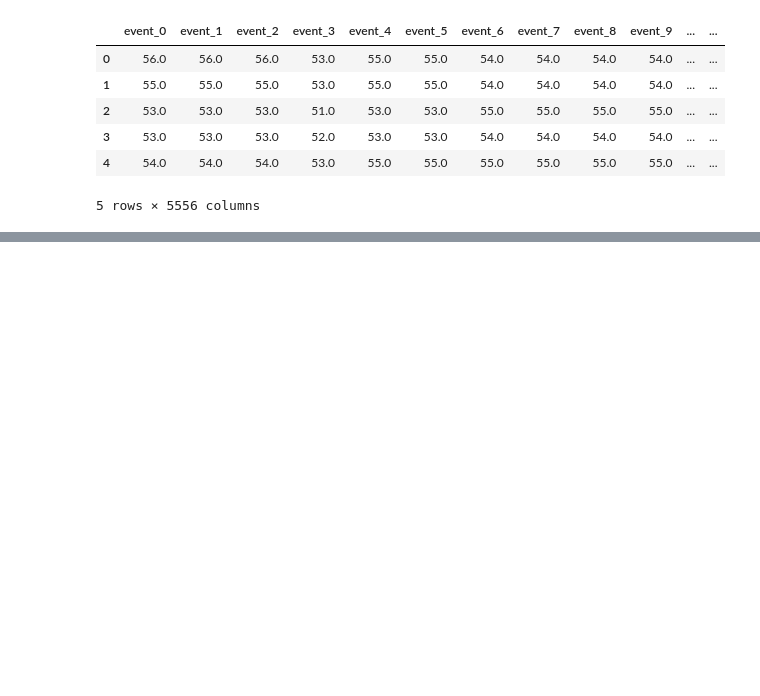
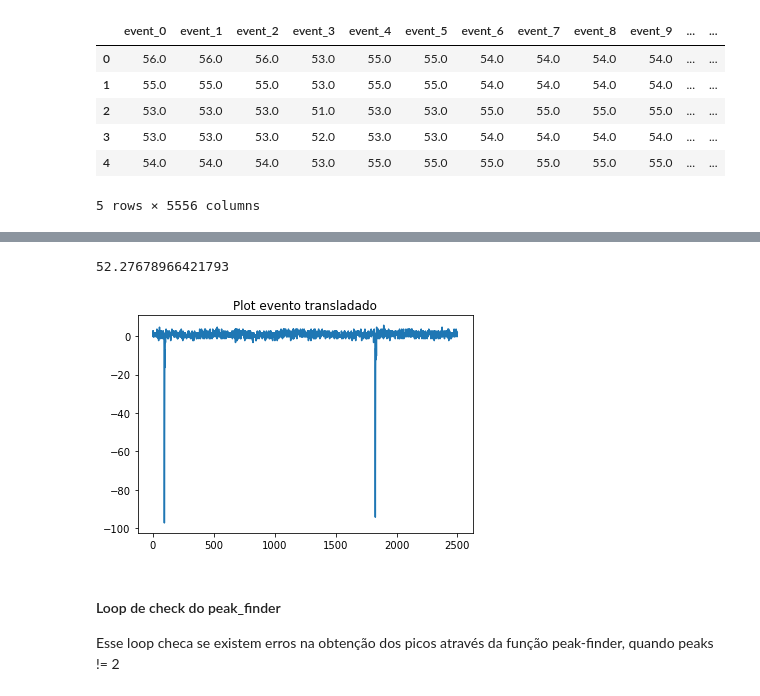
Before and after one commit to afauth/mudecay, a Jupyter notebook: espectro-carga-e-pico_v03.ipynb, the cells around one changed output, grey strips where cells are left out. Cells and saved outputs as stored; diff of their text form; code cells hidden in the pictures; blank space fills up the shorter version.

Commit message:
update
Update espectro de carga e pulso

```diff
--- a/espectro-carga-e-pico_v03.ipynb
+++ b/espectro-carga-e-pico_v03.ipynb
@@ -239,14 +208,0 @@ integral_pulso(contorno_pulso(a))
-# %%
-"""
-%%time
-
-'''
-Loop para integrar os pulsos em todo o Data Frame
-'''
-
-integrais = []
-for i in range( waveform.shape[1] - 1 ): # loop para integrar os pulsos em todo o Data Frame
-    evento = df[df.columns[i]]
-    integrais.append( integral_pulso(contorno_pulso(evento)) )
-
-"""
@@ -261,6 +208,0 @@ plt.plot( contorno_pulso(waveform.event_3)[1].index , contorno_pulso(waveform.ev
-# %%
-aux = []
-for i in range(100): #waveform.shape[1] - 1
-    evento = df[df.columns[i]]
-    aux.append( [ len(contorno_pulso(evento)[0]), len(contorno_pulso(evento)[1]) ] )
-#aux
@@ -269,8 +208,0 @@ plt.plot( waveform.time.iloc[300:400], waveform.event_3.iloc[300:400] )
-# %%
-picos = []
-for i in range(100): #waveform.shape[1] - 1
-    evento = df[df.columns[i]]
-    picos.append( peak_finder(evento) )
-
-picos_em_x = pd.DataFrame(picos, columns = ['pico_x_0', 'pico_x_1'])
-picos_em_x['pico_x_0']
@@ -282,0 +221,10 @@ waveform[waveform.columns[0]].iloc[94]
+# %%
+%%time
+
+height = 50 # esse parâmetro aqui é somente para efeito de encontrar os elementos da  base line a priori
+
+baseLines = [] # será uma lista de series
+for i in range( df.shape[1] - 1 ):
+    evento = df[ df.columns[i] ]
+    baseLines.append(baseLine_sample(evento, height))
+baseLines = pd.concat(baseLines)
@@ -282,0 +282,10 @@ waveform[waveform.columns[0]].iloc[94]
+# %%
+plt.title("Plot evento transladado")
+plt.plot( df.index , df.event_30 )
+baseLines.mean()
+# %% [output]
+52.27678966421793
+[figure, added]
+# %% [markdown]
+#### Loop de check do peak_finder
+Esse loop checa se existem erros na obtenção dos picos através da função peak-finder, quando peaks != 2
```
Also changed, not shown: parts of 67 cells of this notebook, 4 other files.
